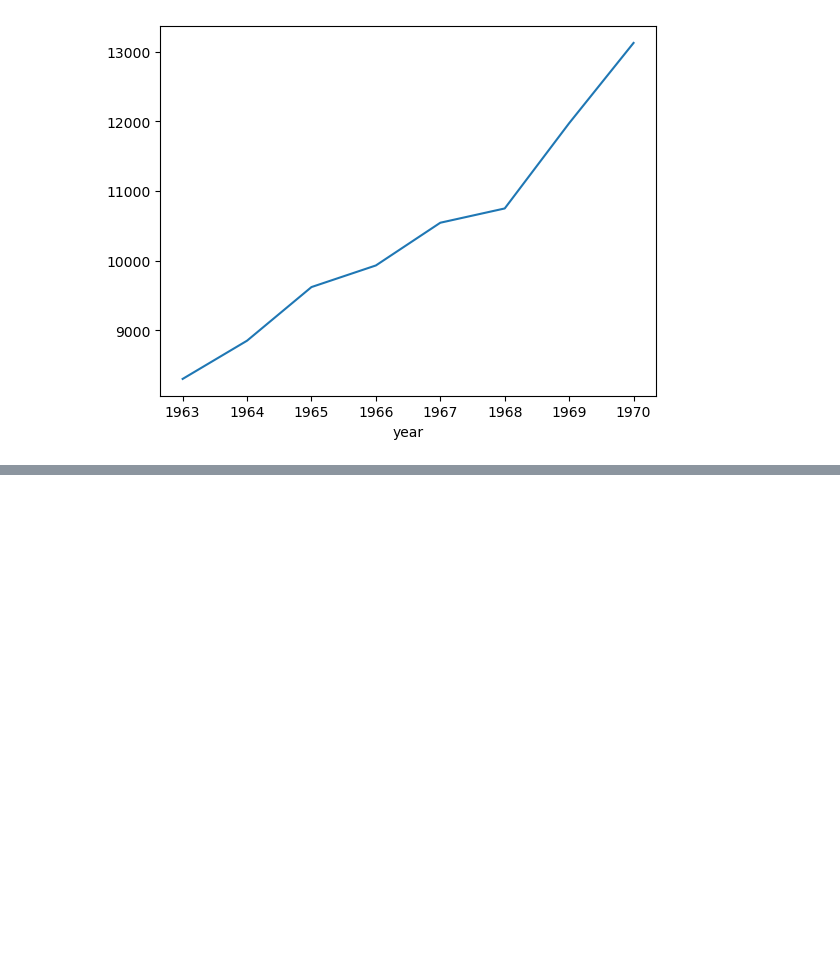
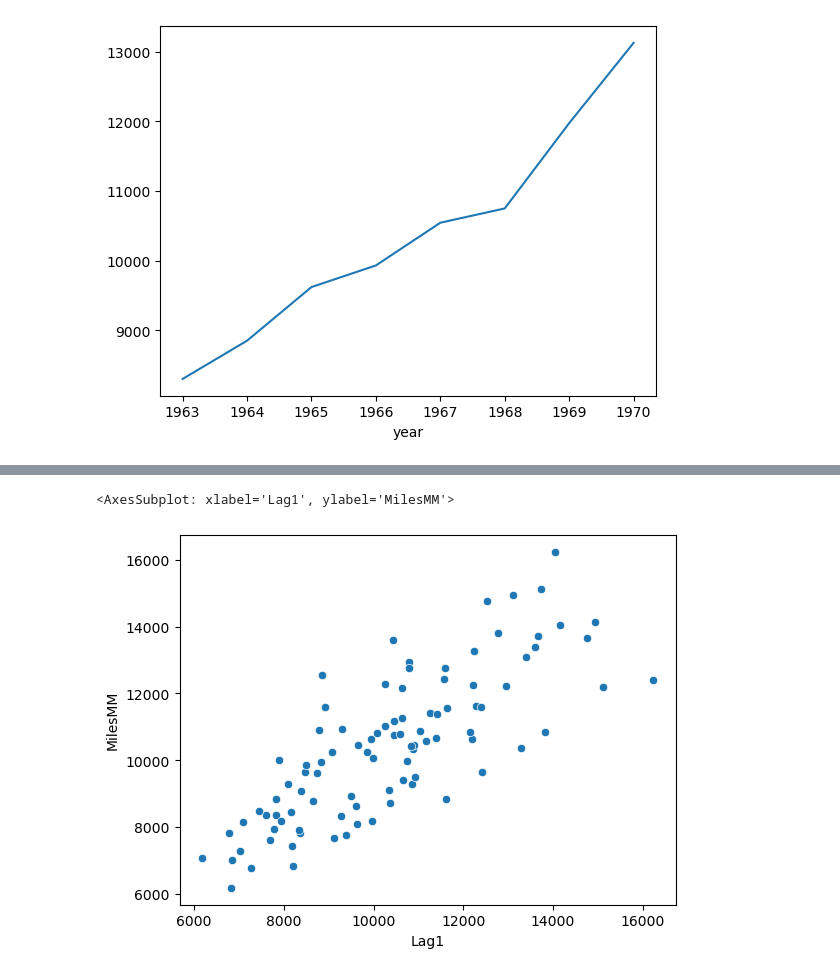
Before and after one commit to 3rd-Son/Time-series-forecast, a Jupyter notebook: airline.ipynb, the cells around one changed output, grey strips where cells are left out. Drawn from its saved outputs; the diff is of its cells as text; code cells hidden in the pictures; blank space fills up the shorter version.

```diff
--- a/airline.ipynb
+++ b/airline.ipynb
@@ -129,3 +129,5 @@ miles_df.groupby('year')['MilesMM'].mean().plot()
 # %% [output]
 <AxesSubplot: xlabel='year'>
 [figure]
+# %%
+miles_df['Lag1'] = miles_df['MilesMM'].shift(1)
@@ -131,0 +143,5 @@ miles_df.groupby('year')['MilesMM'].mean().plot()
+# %%
+sns.scatterplot(x=miles_df['Lag1'], y=miles_df['MilesMM'])
+# %% [output]
+<AxesSubplot: xlabel='Lag1', ylabel='MilesMM'>
+[figure, added]
```
Also changed, not shown: parts of 5 cells of this notebook.
